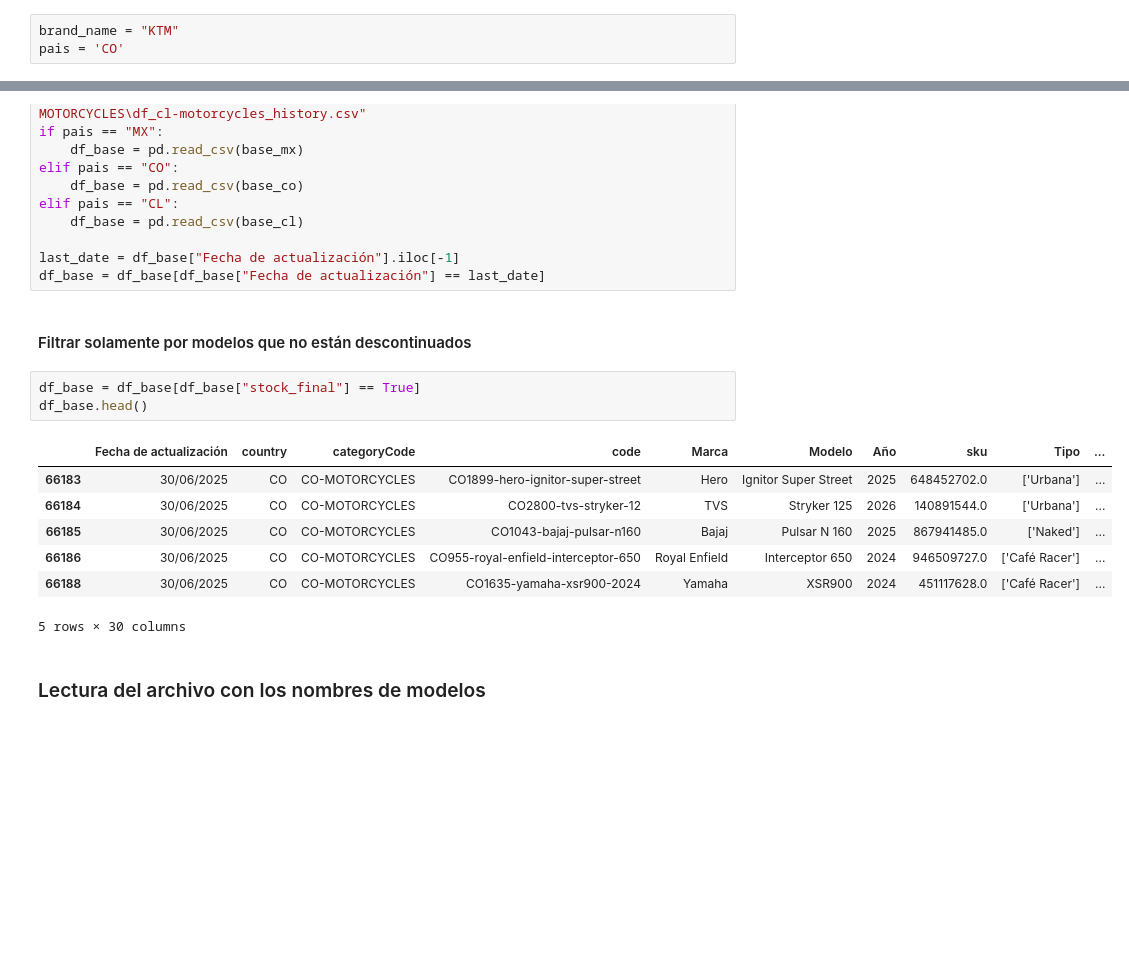
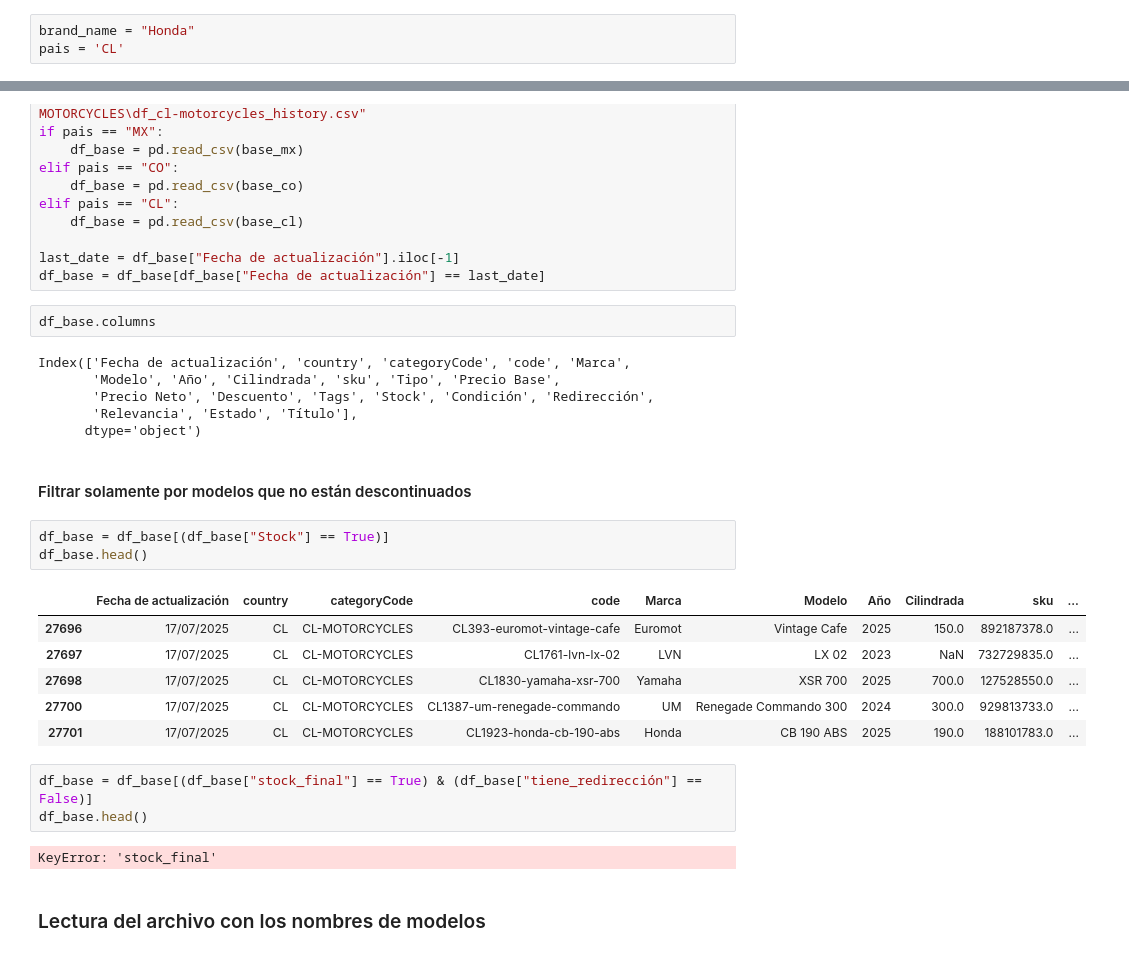
Before and after one commit to jeantp-galgo/fix_marketplace_models_name, a Jupyter notebook: app.ipynb, the cells around one changed output, grey strips where cells are left out. Drawn from its saved outputs; the diff is of its cells as text; blank space fills up the shorter version.

```diff
--- a/app.ipynb
+++ b/app.ipynb
@@ -3,8 +5,8 @@ import pandas as pd
 # %% [markdown]
 #### Definición de variables
 # %%
-brand_name = "KTM"
-pais = 'CO'
+brand_name = "Honda"
+pais = 'CL'
 # %% [markdown]
 #### Lectura de la base
 # %%
@@ -20,19 +22,31 @@ elif pais == "CL":
 
 last_date = df_base["Fecha de actualización"].iloc[-1]
 df_base = df_base[df_base["Fecha de actualización"] == last_date]
+# %%
+df_base.columns
+# %% [output]
+Index(['Fecha de actualización', 'country', 'categoryCode', 'code', 'Marca',
+       'Modelo', 'Año', 'Cilindrada', 'sku', 'Tipo', 'Precio Base',
+       'Precio Neto', 'Descuento', 'Tags', 'Stock', 'Condición', 'Redirección',
+       'Relevancia', 'Estado', 'Título'],
+      dtype='object')
 # %% [markdown]
 #### Filtrar solamente por modelos que no están descontinuados
 # %%
-df_base = df_base[df_base["stock_final"] == True]
+df_base = df_base[(df_base["Stock"] == True)]
 df_base.head()
 # %% [output]
-|  | Fecha de actualización | country | categoryCode | code | Marca | Modelo | Año | sku | Tipo | ... |
-| 66183 | 30/06/2025 | CO | CO-MOTORCYCLES | CO1899-hero-ignitor-super-street | Hero | Ignitor Super Street | 2025 | 648452702.0 | ['Urbana'] | ... |
-| 66184 | 30/06/2025 | CO | CO-MOTORCYCLES | CO2800-tvs-stryker-12 | TVS | Stryker 125 | 2026 | 140891544.0 | ['Urbana'] | ... |
-| 66185 | 30/06/2025 | CO | CO-MOTORCYCLES | CO1043-bajaj-pulsar-n160 | Bajaj | Pulsar N 160 | 2025 | 867941485.0 | ['Naked'] | ... |
-| 66186 | 30/06/2025 | CO | CO-MOTORCYCLES | CO955-royal-enfield-interceptor-650 | Royal Enfield | Interceptor 650 | 2024 | 946509727.0 | ['Café Racer'] | ... |
-| 66188 | 30/06/2025 | CO | CO-MOTORCYCLES | CO1635-yamaha-xsr900-2024 | Yamaha | XSR900 | 2024 | 451117628.0 | ['Café Racer'] | ... |
+|  | Fecha de actualización | country | categoryCode | code | Marca | Modelo | Año | Cilindrada | sku | ... |
+| 27696 | 17/07/2025 | CL | CL-MOTORCYCLES | CL393-euromot-vintage-cafe | Euromot | Vintage Cafe | 2025 | 150.0 | 892187378.0 | ... |
+| 27697 | 17/07/2025 | CL | CL-MOTORCYCLES | CL1761-lvn-lx-02 | LVN | LX 02 | 2023 | NaN | 732729835.0 | ... |
+| 27698 | 17/07/2025 | CL | CL-MOTORCYCLES | CL1830-yamaha-xsr-700 | Yamaha | XSR 700 | 2025 | 700.0 | 127528550.0 | ... |
+| 27700 | 17/07/2025 | CL | CL-MOTORCYCLES | CL1387-um-renegade-commando | UM | Renegade Commando 300 | 2024 | 300.0 | 929813733.0 | ... |
+| 27701 | 17/07/2025 | CL | CL-MOTORCYCLES | CL1923-honda-cb-190-abs | Honda | CB 190 ABS | 2025 | 190.0 | 188101783.0 | ... |
-5 rows × 30 columns
+# %%
+df_base = df_base[(df_base["stock_final"] == True) & (df_base["tiene_redirección"] == False)]
+df_base.head()
+# %% [output]
+KeyError: 'stock_final'
 # %% [markdown]
 ### Lectura del archivo con los nombres de modelos
 # %%
```
Also changed, not shown: parts of 14 cells of this notebook.
